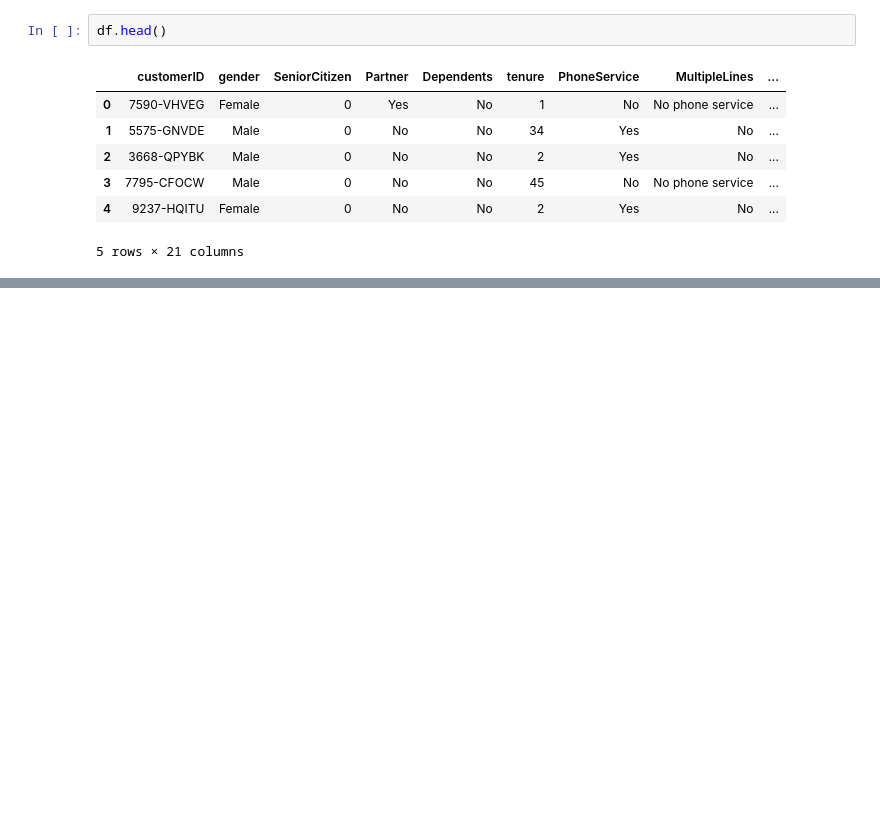
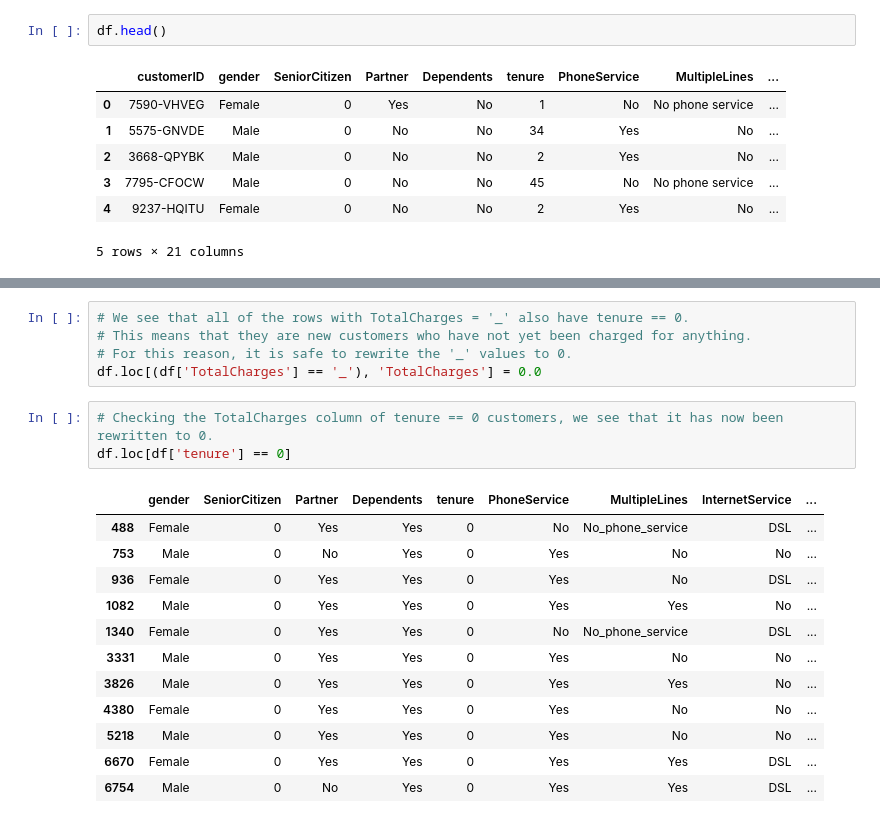
Before and after one commit to h-holm/xgboost, a Jupyter notebook: xgboost.ipynb, the cells around one changed output, grey strips where cells are left out. Drawn from its saved outputs; the diff is of its cells as text; blank space fills up the shorter version.

```diff
--- a/xgboost.ipynb
+++ b/xgboost.ipynb
@@ -36,0 +150,21 @@ array(['No', 'Yes', 'No internet service'], dtype=object)
+# %%
+# We see that all of the rows with TotalCharges = '_' also have tenure == 0.
+# This means that they are new customers who have not yet been charged for anything.
+# For this reason, it is safe to rewrite the '_' values to 0.
+df.loc[(df['TotalCharges'] == '_'), 'TotalCharges'] = 0.0
+# %%
+# Checking the TotalCharges column of tenure == 0 customers, we see that it has now been rewritten to 0.
+df.loc[df['tenure'] == 0]
+# %% [output]
+|  | gender | SeniorCitizen | Partner | Dependents | tenure | PhoneService | MultipleLines | InternetService | ... |
+| 488 | Female | 0 | Yes | Yes | 0 | No | No_phone_service | DSL | ... |
+| 753 | Male | 0 | No | Yes | 0 | Yes | No | No | ... |
+| 936 | Female | 0 | Yes | Yes | 0 | Yes | No | DSL | ... |
+| 1082 | Male | 0 | Yes | Yes | 0 | Yes | Yes | No | ... |
+| 1340 | Female | 0 | Yes | Yes | 0 | No | No_phone_service | DSL | ... |
+| 3331 | Male | 0 | Yes | Yes | 0 | Yes | No | No | ... |
+| 3826 | Male | 0 | Yes | Yes | 0 | Yes | Yes | No | ... |
+| 4380 | Female | 0 | Yes | Yes | 0 | Yes | No | No | ... |
+| 5218 | Male | 0 | Yes | Yes | 0 | Yes | No | No | ... |
+| 6670 | Female | 0 | Yes | Yes | 0 | Yes | Yes | DSL | ... |
+| 6754 | Male | 0 | No | Yes | 0 | Yes | Yes | DSL | ... |
```
Also changed, not shown: parts of 11 cells of this notebook.
